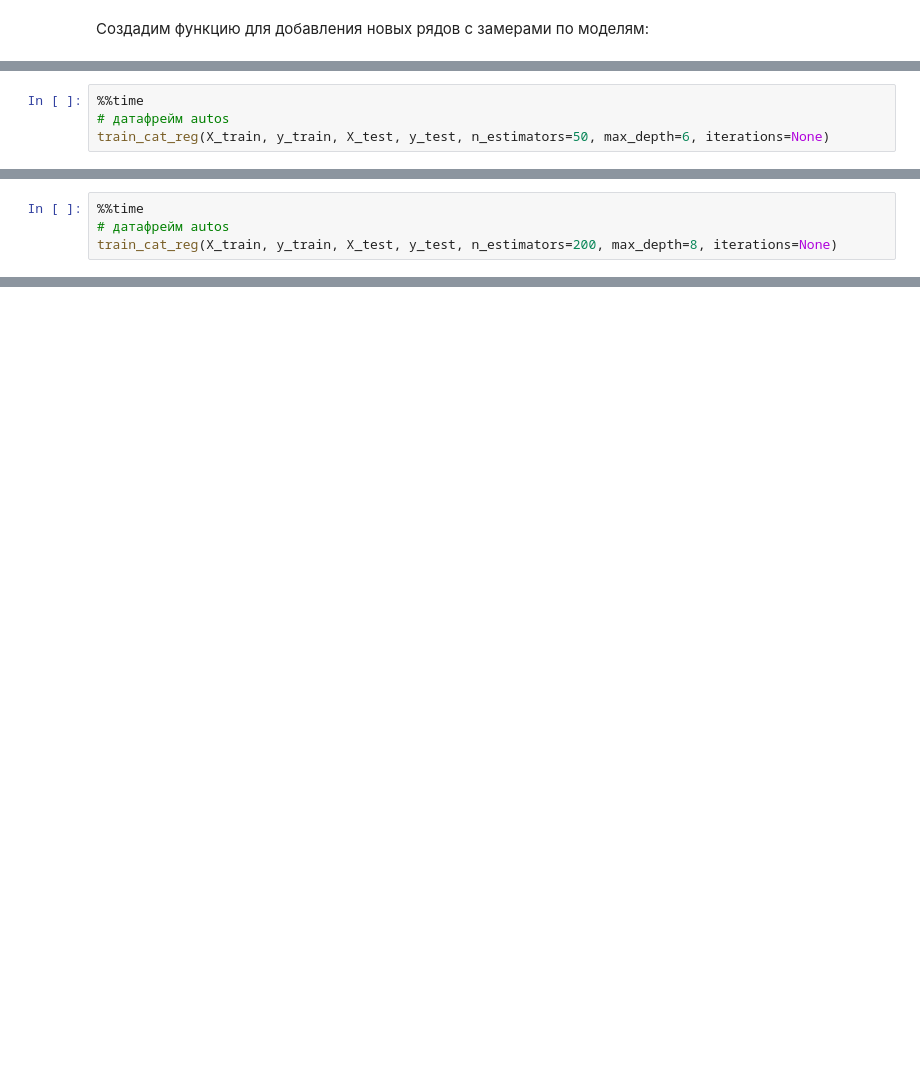
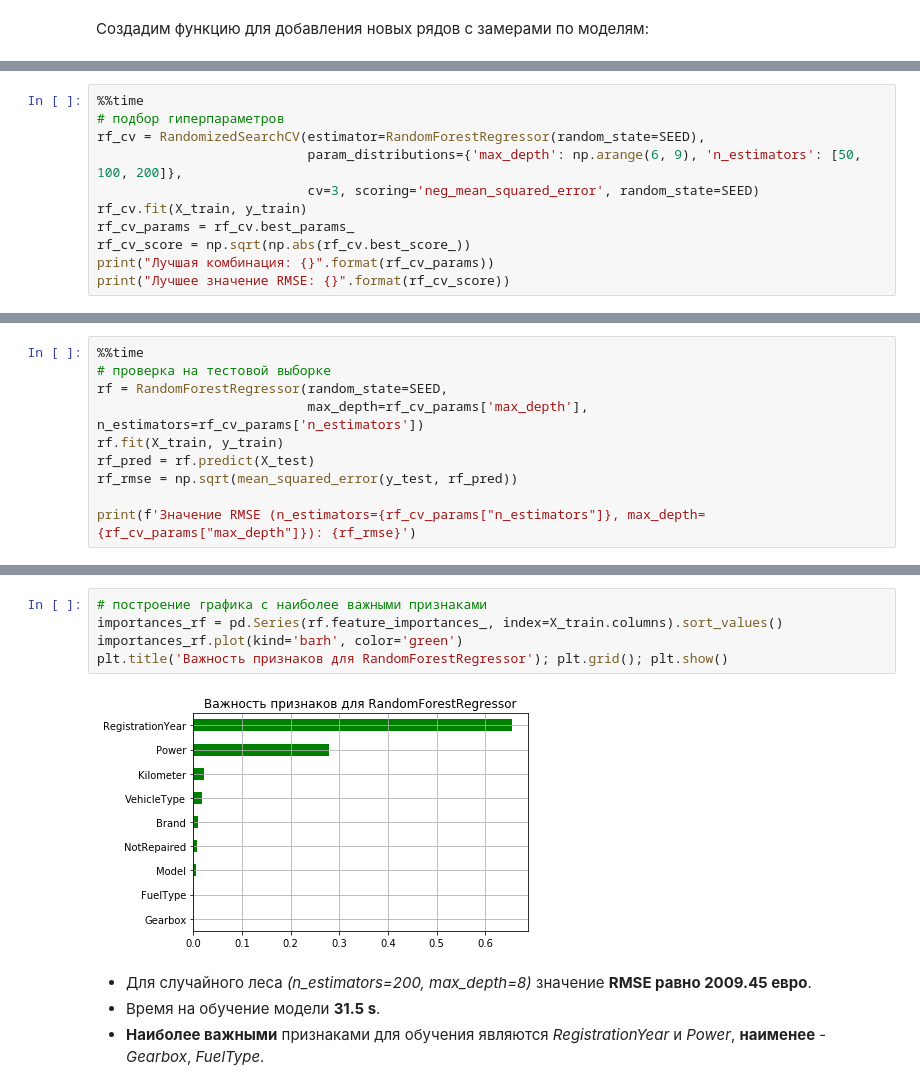
Before and after one commit to marnemir/portfolio_projects, a Jupyter notebook: 10_car_price_valuation/10_car_price_valuation.ipynb, the cells around one changed output, grey strips where cells are left out. Saved outputs shown, nothing was run; the diff lists cells and outputs as text; blank space fills up the shorter version.

```diff
--- a/10_car_price_estimate/10_car_price_valuation.ipynb
+++ b/10_car_price_valuation/10_car_price_valuation.ipynb
@@ -1567,4 +1148,0 @@ total_info
-# %%
-%%time
-# датафрейм autos
-train_cat_reg(X_train, y_train, X_test, y_test, n_estimators=50, max_depth=6, iterations=None)
@@ -1624,4 +1148,0 @@ total_info
-# %%
-%%time
-# датафрейм autos
-train_cat_reg(X_train, y_train, X_test, y_test, n_estimators=200, max_depth=8, iterations=None)
@@ -2068,0 +1171,11 @@ total_info
+# %%
+%%time
+# подбор гиперпараметров
+rf_cv = RandomizedSearchCV(estimator=RandomForestRegressor(random_state=SEED),
+                           param_distributions={'max_depth': np.arange(6, 9), 'n_estimators': [50, 100, 200]},
+                           cv=3, scoring='neg_mean_squared_error', random_state=SEED)
+rf_cv.fit(X_train, y_train)
+rf_cv_params = rf_cv.best_params_
+rf_cv_score = np.sqrt(np.abs(rf_cv.best_score_))
+print("Лучшая комбинация: {}".format(rf_cv_params))
+print("Лучшее значение RMSE: {}".format(rf_cv_score))
@@ -2068,0 +1191,10 @@ total_info
+# %%
+%%time
+# проверка на тестовой выборке
+rf = RandomForestRegressor(random_state=SEED,
+                           max_depth=rf_cv_params['max_depth'], n_estimators=rf_cv_params['n_estimators'])
+rf.fit(X_train, y_train)
+rf_pred = rf.predict(X_test)
+rf_rmse = np.sqrt(mean_squared_error(y_test, rf_pred))
+
+print(f'Значение RMSE (n_estimators={rf_cv_params["n_estimators"]}, max_depth={rf_cv_params["max_depth"]}): {rf_rmse}')
@@ -2068,0 +1204,11 @@ total_info
+# %%
+# построение графика с наиболее важными признаками
+importances_rf = pd.Series(rf.feature_importances_, index=X_train.columns).sort_values()
+importances_rf.plot(kind='barh', color='green')
+plt.title('Важность признаков для RandomForestRegressor'); plt.grid(); plt.show()
+# %% [output]
+[figure, added]
+# %% [markdown]
+- Для случайного леса *(n_estimators=200, max_depth=8)* значение **RMSE равно 2009.45 евро**.
+- Время на обучение модели **31.5 s**.
+- **Наиболее важными** признаками для обучения являются *RegistrationYear* и *Power*, **наименее** - *Gearbox*, *FuelType*.
```
Also changed, not shown: parts of 126 cells of this notebook, 11 other files.
